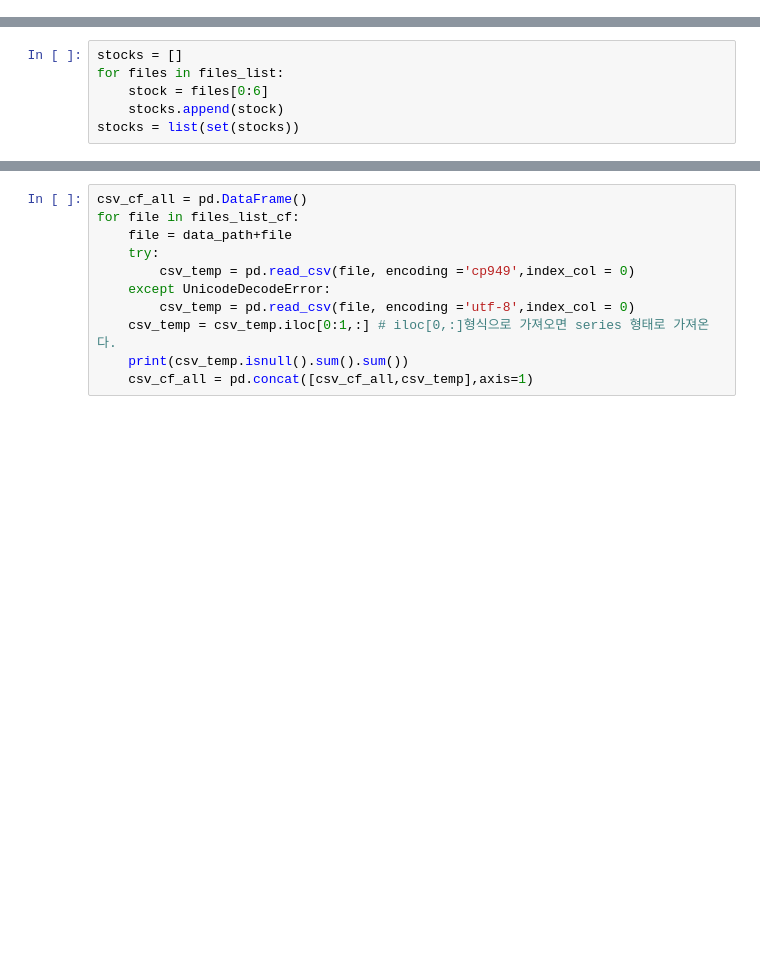
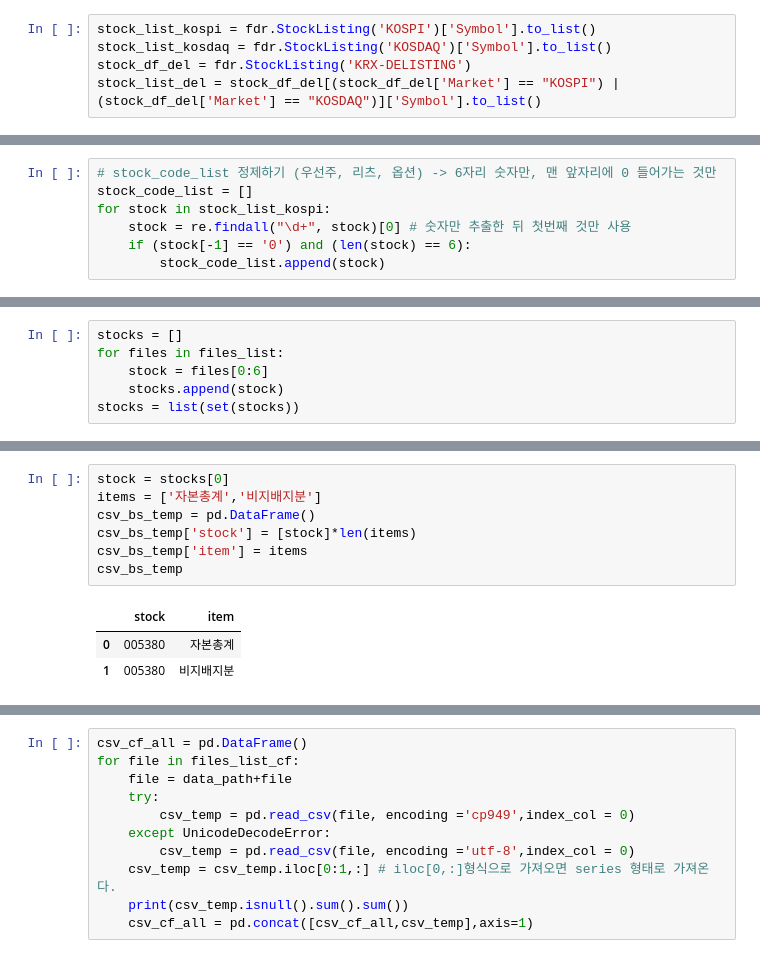
Before and after one commit to malkovich0/Finance, a Jupyter notebook: Dart Download.ipynb, the cells around one changed output, grey strips where cells are left out. Drawn from its saved outputs; the diff is of its cells as text; blank space fills up the shorter version.

Commit message:
20210418_all stock

```diff
--- a/Dart Download.ipynb
+++ b/Dart Download.ipynb
@@ -173,4 +178,9 @@ def year_reset(title):
 # rcp, dcm 가져오기
 # %% [markdown]
 ## stock_code 가져오기
+# %%
+stock_list_kospi = fdr.StockListing('KOSPI')['Symbol'].to_list()
+stock_list_kosdaq = fdr.StockListing('KOSDAQ')['Symbol'].to_list()
+stock_df_del = fdr.StockListing('KRX-DELISTING')
+stock_list_del = stock_df_del[(stock_df_del['Market'] == "KOSPI") | (stock_df_del['Market'] == "KOSDAQ")]['Symbol'].to_list()
 # %%
@@ -179,3 +188,10 @@ stock_code_list = ['005930','005380','017670']
+# %%
+# stock_code_list 정제하기 (우선주, 리츠, 옵션) -> 6자리 숫자만, 맨 앞자리에 0 들어가는 것만
+stock_code_list = []
+for stock in stock_list_kospi:
+    stock = re.findall("\d+", stock)[0] # 숫자만 추출한 뒤 첫번째 것만 사용
+    if (stock[-1] == '0') and (len(stock) == 6):
+        stock_code_list.append(stock)
 # %% [markdown]
 ## rcp, dcm, eleid 만들기
 # %%
@@ -532,0 +527,11 @@ pd.DataFrame([['a',1,2,3]],index=['stock_code'],columns=['항목','year1','year2
+# %%
+stock = stocks[0]
+items = ['자본총계','비지배지분']
+csv_bs_temp = pd.DataFrame()
+csv_bs_temp['stock'] = [stock]*len(items)
+csv_bs_temp['item'] = items
+csv_bs_temp
+# %% [output]
+|  | stock | item |
+| 0 | 005380 | 자본총계 |
+| 1 | 005380 | 비지배지분 |
```
Also changed, not shown: parts of 25 cells of this notebook.
